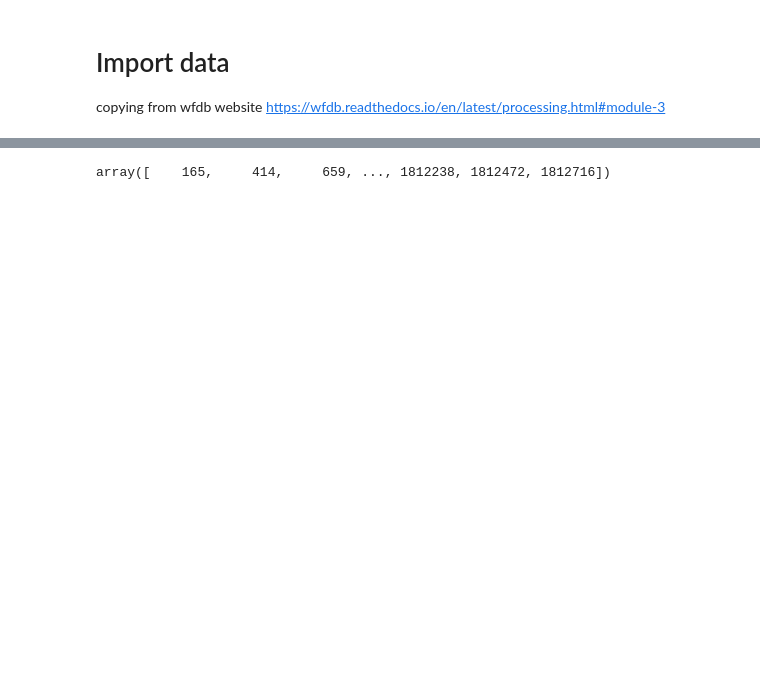
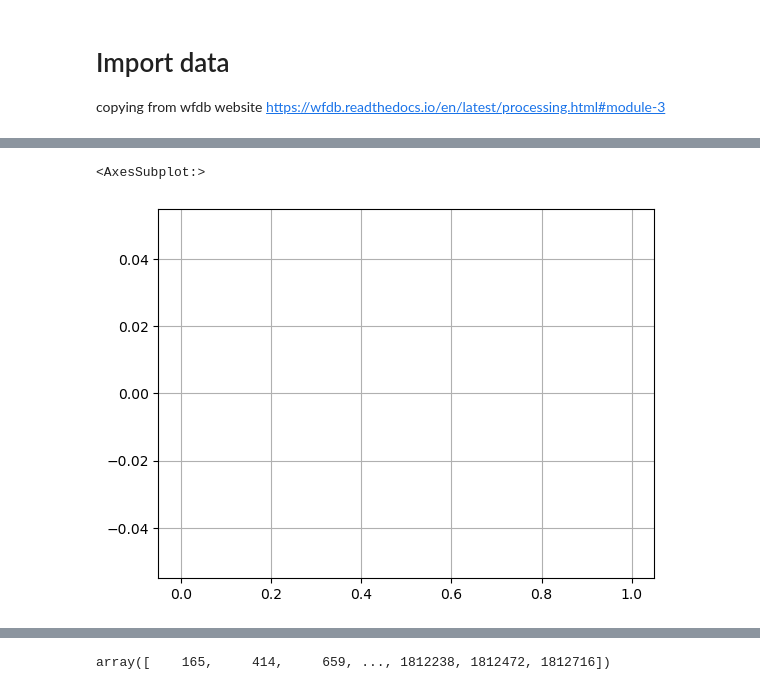
Before and after one commit to threeblueonebrowneyes/Critical-Scale-Invariance-Heart-Rate, a Jupyter notebook: Reading hea files - Data processing.ipynb, the cells around one changed output, grey strips where cells are left out. Cells and saved outputs as stored; diff of their text form; code cells hidden in the pictures; blank space fills up the shorter version.

```diff
--- a/Reading hea files - Data processing.ipynb
+++ b/Reading hea files - Data processing.ipynb
@@ -63,0 +161,5 @@ KeyboardInterrupt:
+# %%
+RR_intervals[files[-1]].hist()
+# %% [output]
+<AxesSubplot:>
+[figure, added]
```
Also changed, not shown: parts of 36 cells of this notebook, 1 other file.
